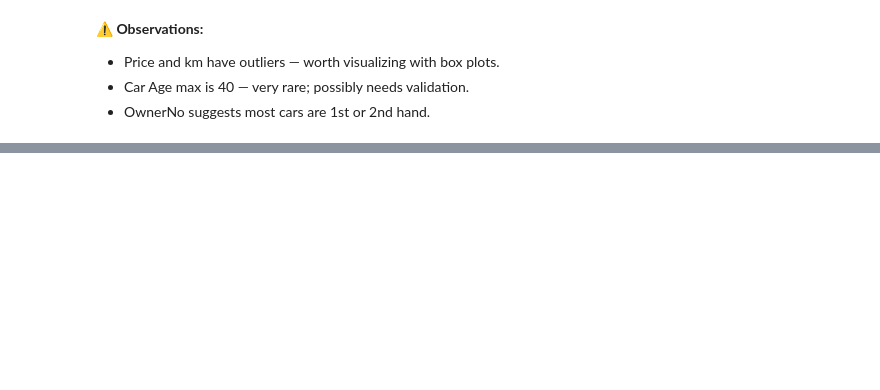
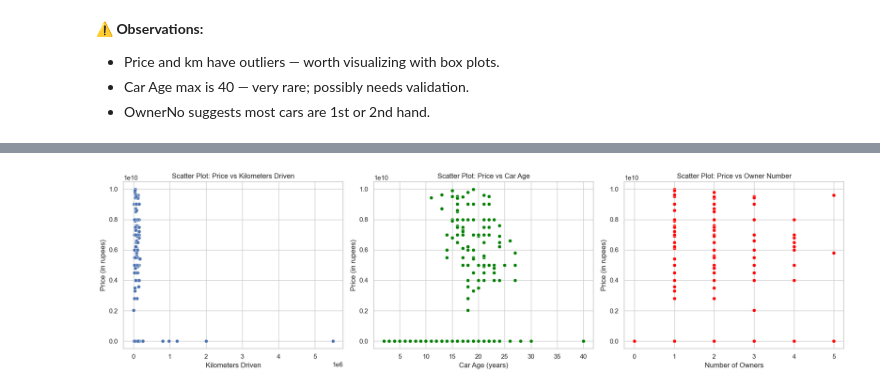
Before and after one commit to duggalvivekmr/car-dheko-used-car-price-prediction, a Jupyter notebook: notebooks/eda.ipynb, the cells around one changed output, grey strips where cells are left out. Drawn from its saved outputs; the diff is of its cells as text; code cells hidden in the pictures; blank space fills up the shorter version.

```diff
--- a/notebooks/eda.ipynb
+++ b/notebooks/eda.ipynb
@@ -252,0 +474,23 @@ ownerNo        8369.0  1.360139e+00  6.419585e-01       0.0       1.0       1.0
+# %%
+# Scatter plot for Price vs Kilometers Driven, Car Age, and Owner Number
+fig, axes = plt.subplots(1,3, figsize=(18, 5))
+
+sns.scatterplot(x='km_cleaned', y='price_cleaned', data=full_detail_df, ax=axes[0])
+axes[0].set_title('Scatter Plot: Price vs Kilometers Driven')
+axes[0].set_xlabel('Kilometers Driven')
+axes[0].set_ylabel('Price (in rupees)')
+
+sns.scatterplot(x='car_age', y='price_cleaned', data=full_detail_df, ax=axes[1], color="green")
+axes[1].set_title('Scatter Plot: Price vs Car Age')
+axes[1].set_xlabel('Car Age (years)')
+axes[1].set_ylabel('Price (in rupees)')
+
+sns.scatterplot(x='ownerNo', y='price_cleaned', data=full_detail_df, ax=axes[2], color="red")
+axes[2].set_title('Scatter Plot: Price vs Owner Number')
+axes[2].set_xlabel('Number of Owners')
+axes[2].set_ylabel('Price (in rupees)')
+
+plt.tight_layout()
+plt.show()
+# %% [output]
+[figure, added]
```
Also changed, not shown: parts of 13 cells of this notebook.
